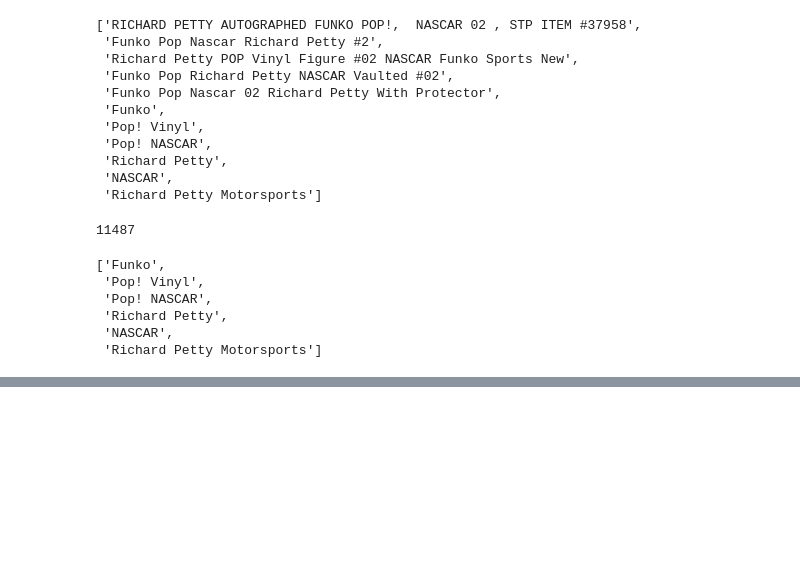
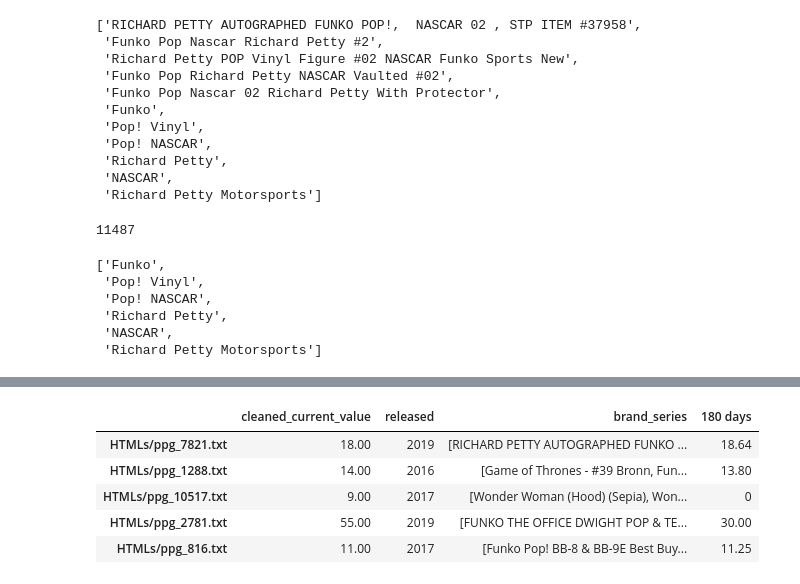
Before and after one commit to cttlc2u/proj2_funko, a Jupyter notebook: TS_Cleaning.ipynb, the cells around one changed output, grey strips where cells are left out. Saved outputs shown, nothing was run; the diff lists cells and outputs as text; code cells hidden in the pictures; blank space fills up the shorter version.

Commit message:
Put together initial df to model based on previous model columns and selected past value

```diff
--- a/TS_Cleaning.ipynb
+++ b/TS_Cleaning.ipynb
@@ -43,4 +43,4 @@ df['cleaned_released'].value_counts()
 2005       1
 Name: cleaned_released, dtype: int64
 # %%
-pd.to_datetime(df['cleaned_released'],yearfirst=True)
+df['cleaned_released'] = pd.to_datetime(df['cleaned_released'],yearfirst=True)
@@ -59,0 +47,2 @@ Name: cleaned_released, Length: 11487, dtype: datetime64[ns]
+# %%
+df['year'] = df['cleaned_released'].dt.year
@@ -519,0 +538,11 @@ df['brand_series'][0]
+# %%
+model_df = pd.concat([df[['cleaned_current_value','released','brand_series']],values_df['180 days']],axis=1)
+# %%
+model_df.head()
+# %% [output]
+|  | cleaned_current_value | released | brand_series | 180 days |
+| HTMLs/ppg_7821.txt | 18.00 | 2019 | [RICHARD PETTY AUTOGRAPHED FUNKO ... | 18.64 |
+| HTMLs/ppg_1288.txt | 14.00 | 2016 | [Game of Thrones - #39 Bronn, Fun... | 13.80 |
+| HTMLs/ppg_10517.txt | 9.00 | 2017 | [Wonder Woman (Hood) (Sepia), Won... | 0 |
+| HTMLs/ppg_2781.txt | 55.00 | 2019 | [FUNKO THE OFFICE DWIGHT POP & TE... | 30.00 |
+| HTMLs/ppg_816.txt | 11.00 | 2017 | [Funko Pop! BB-8 & BB-9E Best Buy... | 11.25 |
```
Also changed, not shown: parts of 18 cells of this notebook.
